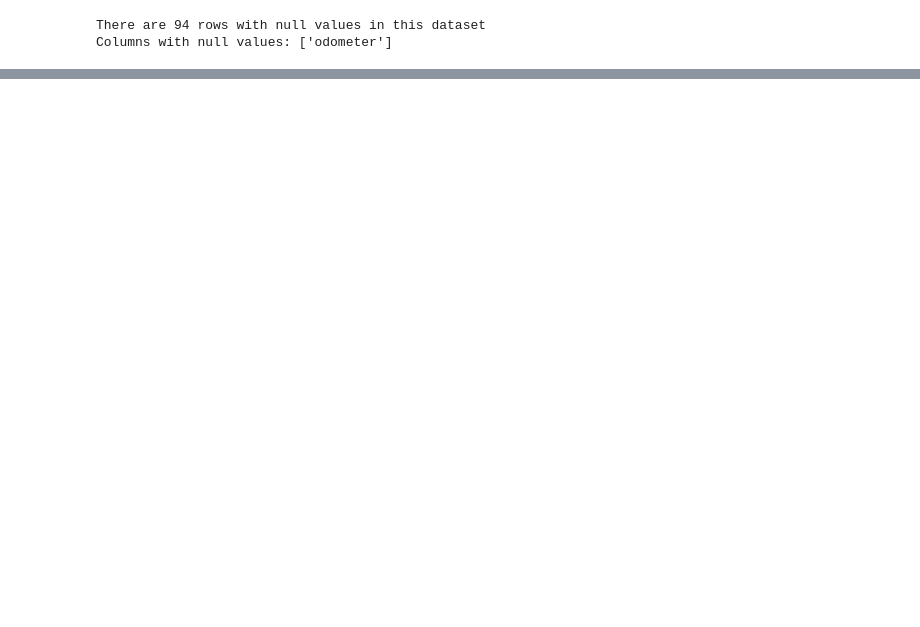
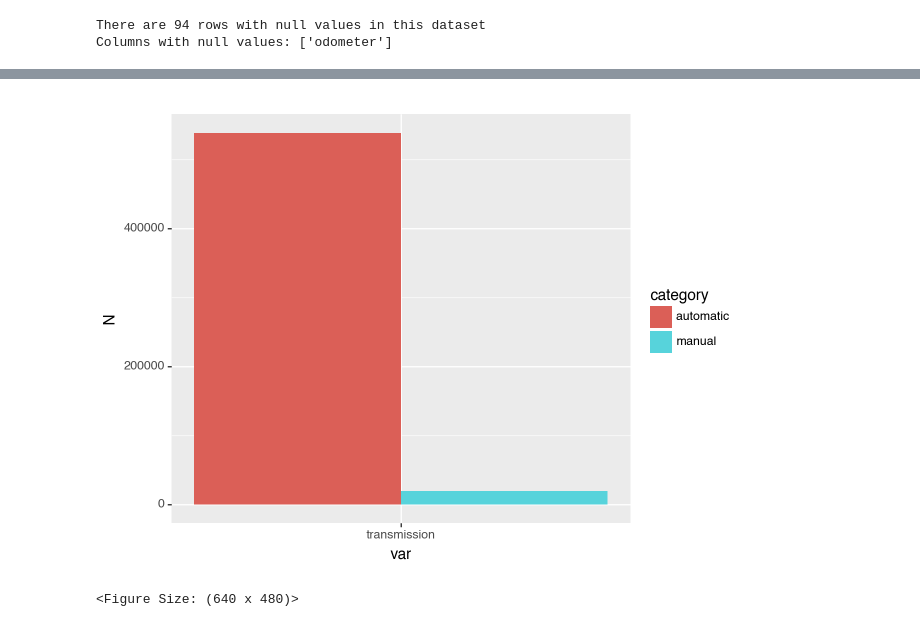
Before and after one commit to MJHMStein/AI_Methods, a Jupyter notebook: car_prices/EDA.ipynb, the cells around one changed output, grey strips where cells are left out. Saved outputs shown, nothing was run; the diff lists cells and outputs as text; code cells hidden in the pictures; blank space fills up the shorter version.

```diff
--- a/car_prices/EDA.ipynb
+++ b/car_prices/EDA.ipynb
@@ -103,8 +107,8 @@ prices_df.head()
 | 2 | 2014 | BMW | 3 Series | 328i SULEV | Sedan | automatic | wba3c1c51ek116351 | ca | 4.5 | 1331 | ... |
 | 3 | 2015 | Volvo | S60 | T5 | Sedan | automatic | yv1612tb4f1310987 | ca | 4.1 | 14282 | ... |
 | 4 | 2014 | BMW | 6 Series Gran Coupe | 650i | Sedan | automatic | wba6b2c57ed129731 | ca | 4.3 | 2641 | ... |
-# %%
-for i in [x for x in prices_df.columns if x not in ['make', 'model', 'trim', 'body', 'transmission', 'vin', 'state', 'condition', 'color', 'interior', 'seller', 'saledate']]:
-    # Replace empty strings with NaN
-    prices_df[i] = prices_df[i].replace('', np.nan)
+# %%
+# Replace empty strings with NaN for all columns
+for col in prices_df.columns:
+    prices_df[col] = prices_df[col].replace('', np.nan)
 # %%
@@ -129,7 +133,3 @@ mmr             False
 sellingprice    False
 saledate        False
 dtype: bool
-# %%
-# colums to integer type
-for i in [x for x in prices_df.columns if x not in ['make', 'model', 'trim', 'body', 'transmission', 'vin', 'state', 'condition', 'odometer', 'color', 'interior', 'seller', 'saledate'] ]:
-    prices_df[i]= prices_df[i].astype(int)
@@ -190,0 +253,16 @@ There are 0 rows with null values in this dataset.
+# %%
+def generate_freq_table(df, variable = ['transmission', 'color']):
+    dfs = []
+    for i in variable:
+        df_count = (
+            df.groupby(i, observed=False)
+            .size()
+            .reset_index(name='N')
+            .assign(var = i)
+            .rename(columns={i: 'category'})
+        )
+        dfs.append(df_count)
+        res = pd.concat(dfs)
+        res['category'] = res['category'].astype(str)
+    return res
+generate_freq_table(prices_df, ['transmission', 'color'])
@@ -190,0 +287,10 @@ There are 0 rows with null values in this dataset.
+# %%
+def generate_freq_plot(freq_table):
+    return (
+        ggplot(freq_table, aes(x='var', y='N', fill='category')) +
+        geom_col(stat='identity', position='dodge')
+    )
+generate_freq_plot(generate_freq_table((prices_df), [ 'transmission']))
+# %% [output]
+[figure, added]
+<Figure Size: (640 x 480)>
```
Also changed, not shown: parts of 19 cells of this notebook.
